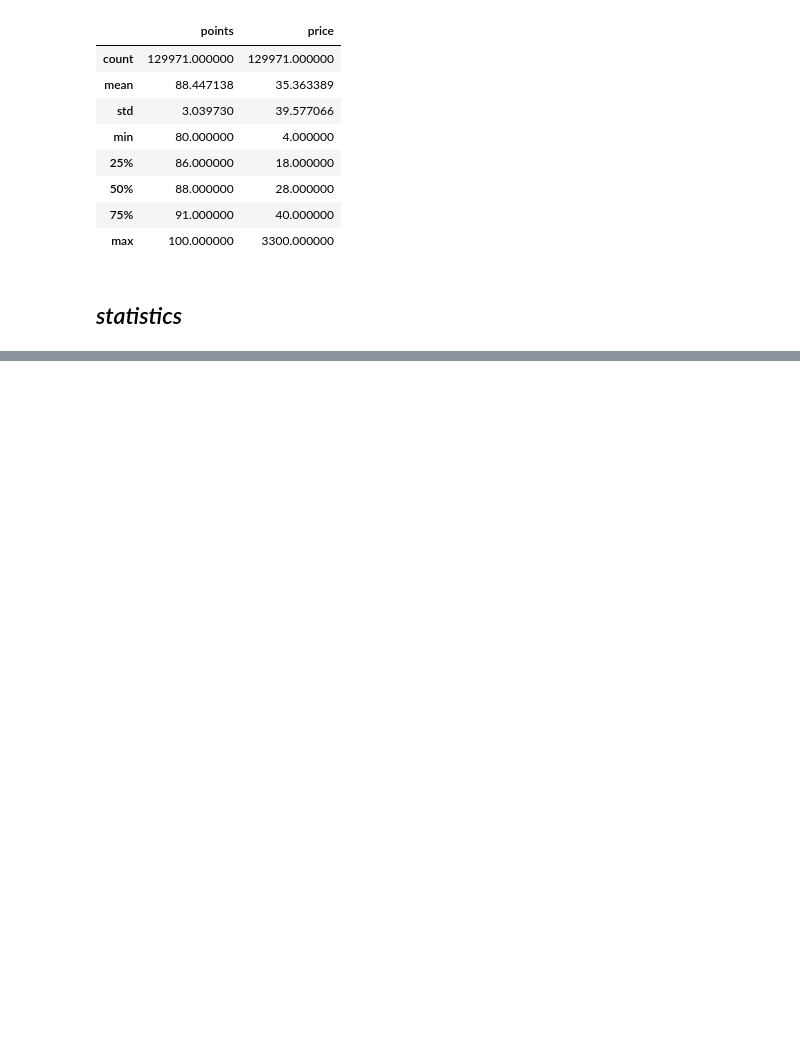
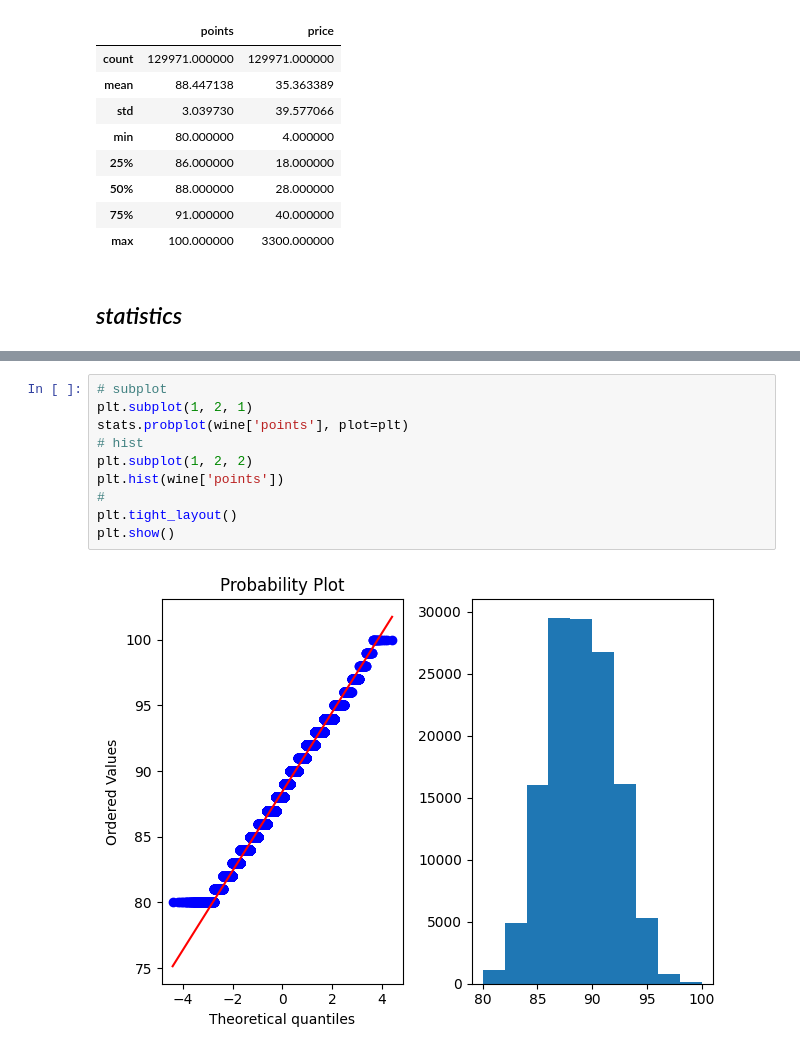
Before and after one commit to RDS2ML/3SF, a Jupyter notebook: EDA-2/statistics and correlation types.ipynb, the cells around one changed output, grey strips where cells are left out. Cells and saved outputs as stored; diff of their text form; blank space fills up the shorter version.

```diff
--- a/EDA-2/statistics and correlation types.ipynb
+++ b/EDA-2/statistics and correlation types.ipynb
@@ -30,0 +80,12 @@ Python method wine price mean -  35.36
+# %%
+# subplot
+plt.subplot(1, 2, 1)
+stats.probplot(wine['points'], plot=plt)
+# hist
+plt.subplot(1, 2, 2)
+plt.hist(wine['points'])
+#
+plt.tight_layout()
+plt.show()
+# %% [output]
+[figure, added]
```
Also changed, not shown: parts of 16 cells of this notebook, 1 other file.
